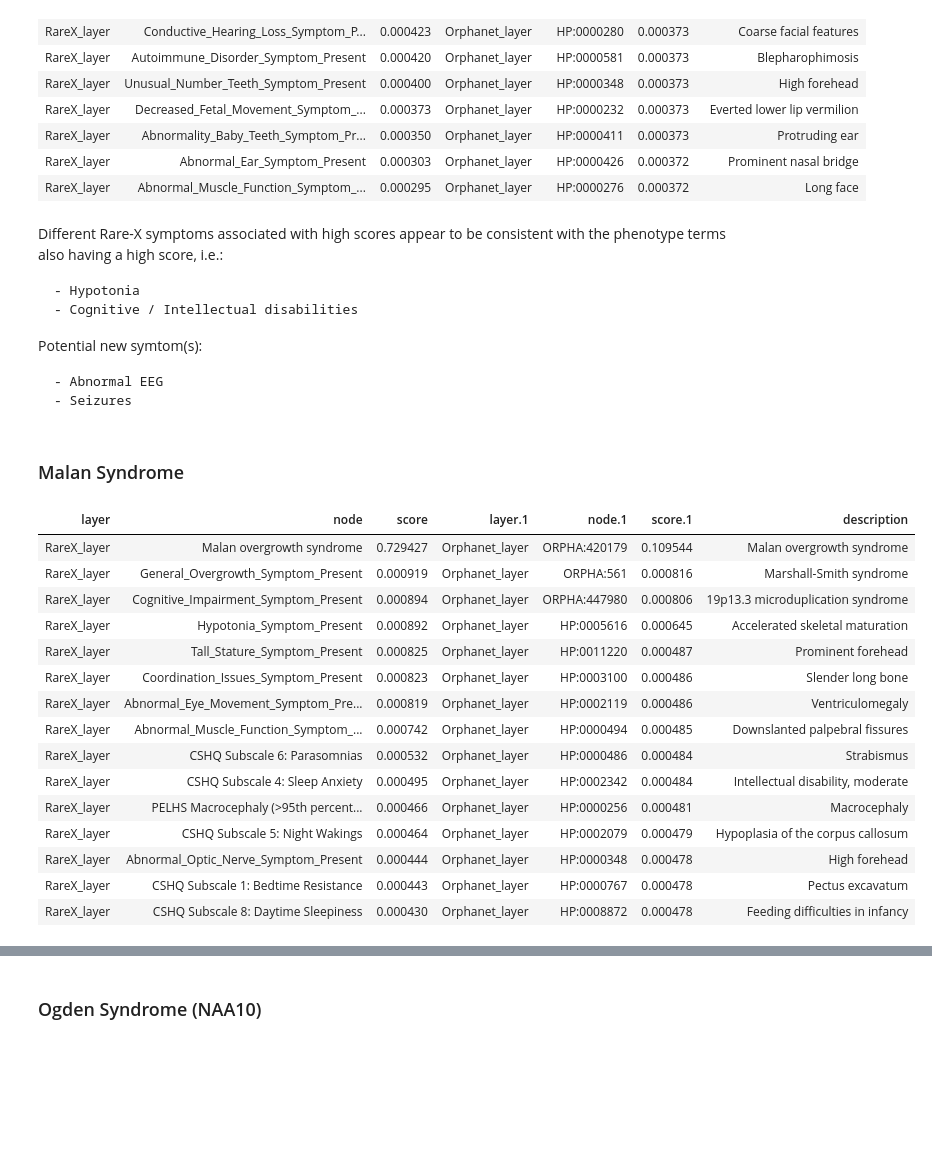
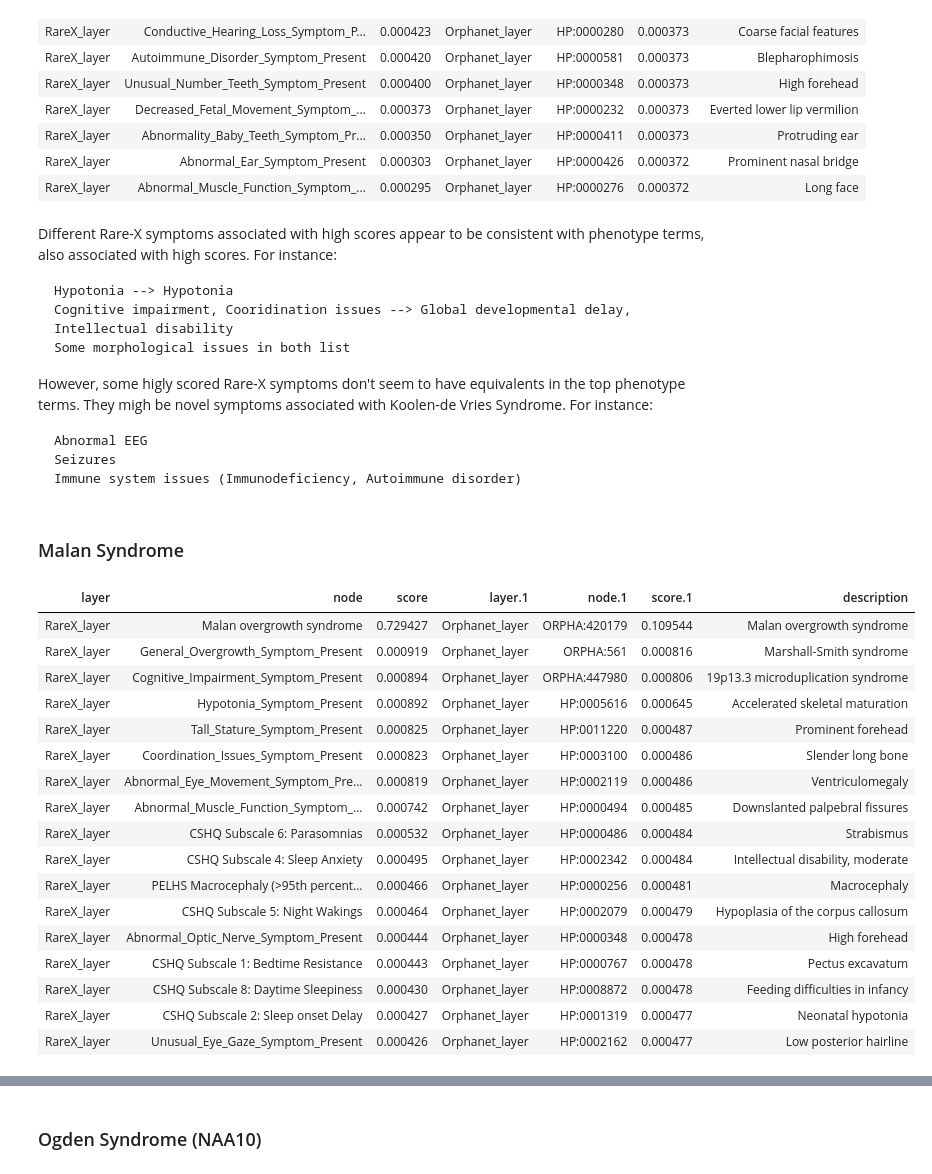
Before and after one commit to BAUDOTlab/Dream_Rare-X, a Jupyter notebook: jupyter-notebooks/step6_Analyze_MultiXrank_Results.ipynb, the cells around one changed output, grey strips where cells are left out. Drawn from its saved outputs; the diff is of its cells as text; code cells hidden in the pictures; blank space fills up the shorter version.

```diff
--- a/jupyter-notebooks/step6_Analyze_MultiXrank_Results.ipynb
+++ b/jupyter-notebooks/step6_Analyze_MultiXrank_Results.ipynb
@@ -414,34 +415,38 @@ dico_results_withOrpha['Koolen-de Vries Syndrome'].head(topresults).style.hide(a
 | RareX_layer | Abnormal_Ear_Symptom_Present | 0.000303 | Orphanet_layer | HP:0000426 | 0.000372 | Prominent nasal bridge |
 | RareX_layer | Abnormal_Muscle_Function_Symptom_... | 0.000295 | Orphanet_layer | HP:0000276 | 0.000372 | Long face |
 # %% [markdown]
-Different Rare-X symptoms associated with high scores appear to be consistent with the phenotype terms also having a high score, i.e.:
+Different Rare-X symptoms associated with high scores appear to be consistent with phenotype terms, also associated with high scores. For instance:
 
-    - Hypotonia
-    - Cognitive / Intellectual disabilities
+    Hypotonia --> Hypotonia
+    Cognitive impairment, Cooridination issues --> Global developmental delay, Intellectual disability
+    Some morphological issues in both list
 
-Potential new symtom(s):
+However, some higly scored Rare-X symptoms don't seem to have equivalents in the top phenotype terms. They migh be novel symptoms associated with Koolen-de Vries Syndrome. For instance:
 
-    - Abnormal EEG
-    - Seizures
+    Abnormal EEG
+    Seizures
+    Immune system issues (Immunodeficiency, Autoimmune disorder)
 # %% [markdown]
 ### Malan Syndrome
 # %%
-dico_results_withOrpha['Malan Syndrome'].head(topresults).style.hide(axis='index')
+dico_results_withOrpha['Malan Syndrome'].head(topresults+2).style.hide(axis='index')
 # %% [output]
 | layer | node | score | layer.1 | node.1 | score.1 | description |
 | RareX_layer | Malan overgrowth syndrome | 0.729427 | Orphanet_layer | ORPHA:420179 | 0.109544 | Malan overgrowth syndrome |
 | RareX_layer | General_Overgrowth_Symptom_Present | 0.000919 | Orphanet_layer | ORPHA:561 | 0.000816 | Marshall-Smith syndrome |
 | RareX_layer | Cognitive_Impairment_Symptom_Present | 0.000894 | Orphanet_layer | ORPHA:447980 | 0.000806 | 19p13.3 microduplication syndrome |
 | RareX_layer | Hypotonia_Symptom_Present | 0.000892 | Orphanet_layer | HP:0005616 | 0.000645 | Accelerated skeletal maturation |
 | RareX_layer | Tall_Stature_Symptom_Present | 0.000825 | Orphanet_layer | HP:0011220 | 0.000487 | Prominent forehead |
 | RareX_layer | Coordination_Issues_Symptom_Present | 0.000823 | Orphanet_layer | HP:0003100 | 0.000486 | Slender long bone |
 | RareX_layer | Abnormal_Eye_Movement_Symptom_Pre... | 0.000819 | Orphanet_layer | HP:0002119 | 0.000486 | Ventriculomegaly |
 | RareX_layer | Abnormal_Muscle_Function_Symptom_... | 0.000742 | Orphanet_layer | HP:0000494 | 0.000485 | Downslanted palpebral fissures |
 | RareX_layer | CSHQ Subscale 6: Parasomnias | 0.000532 | Orphanet_layer | HP:0000486 | 0.000484 | Strabismus |
 | RareX_layer | CSHQ Subscale 4: Sleep Anxiety | 0.000495 | Orphanet_layer | HP:0002342 | 0.000484 | Intellectual disability, moderate |
 | RareX_layer | PELHS Macrocephaly (>95th percent... | 0.000466 | Orphanet_layer | HP:0000256 | 0.000481 | Macrocephaly |
 | RareX_layer | CSHQ Subscale 5: Night Wakings | 0.000464 | Orphanet_layer | HP:0002079 | 0.000479 | Hypoplasia of the corpus callosum |
 | RareX_layer | Abnormal_Optic_Nerve_Symptom_Present | 0.000444 | Orphanet_layer | HP:0000348 | 0.000478 | High forehead |
 | RareX_layer | CSHQ Subscale 1: Bedtime Resistance | 0.000443 | Orphanet_layer | HP:0000767 | 0.000478 | Pectus excavatum |
 | RareX_layer | CSHQ Subscale 8: Daytime Sleepiness | 0.000430 | Orphanet_layer | HP:0008872 | 0.000478 | Feeding difficulties in infancy |
+| RareX_layer | CSHQ Subscale 2: Sleep onset Delay | 0.000427 | Orphanet_layer | HP:0001319 | 0.000477 | Neonatal hypotonia |
+| RareX_layer | Unusual_Eye_Gaze_Symptom_Present | 0.000426 | Orphanet_layer | HP:0002162 | 0.000477 | Low posterior hairline |
 # %% [markdown]
```
Also changed, not shown: parts of 9 cells of this notebook.
